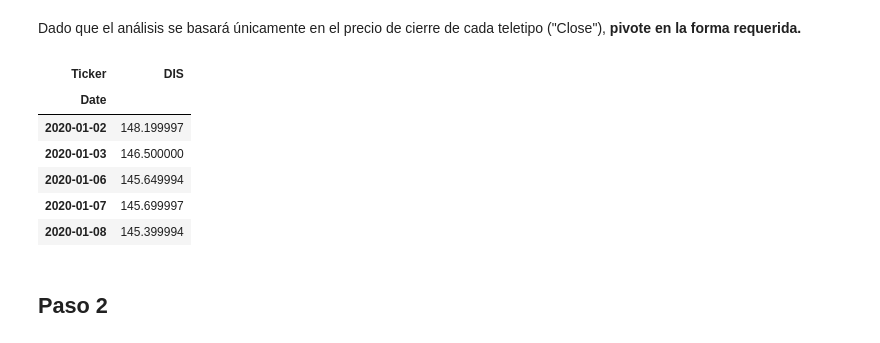
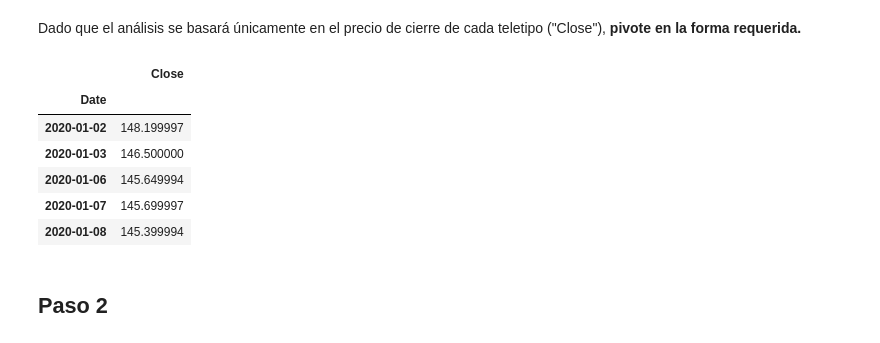
Before and after one commit to socrallacer/IA_DIPLOMA_SAMSUNG, a Jupyter notebook: NUMPY ARRAYS/Exercises/Financial Data Analysis Mini Project-1.ipynb, the cells around one changed output. Saved outputs shown, nothing was run; the diff lists cells and outputs as text; code cells hidden in the pictures.

```diff
--- a/NUMPY ARRAYS/Exercises/Financial Data Analysis Mini Project-1.ipynb
+++ b/NUMPY ARRAYS/Exercises/Financial Data Analysis Mini Project-1.ipynb
@@ -55,5 +73,5 @@ Utilice como fecha inicial el 1 de Enero de 2020 y como fecha final hoy.
 
 Una búsqueda de ticker se puede hacer fácilmente a través de Yahoo Finanzas o investing.com
 # %%
-df = ...
+df = get_stock_data("DIS",'2020-01-01','2024-04-24')
 df.head()
@@ -61,10 +88,10 @@ df.head()
 Dado que el análisis se basará únicamente en el precio de cierre de cada teletipo ("Close"), **pivote en la forma requerida.**
 # %%
 # pivot dataframe
-df = ...
+df = pd.pivot_table(df,values='Close', index='Date')
 df.head()
 # %% [output]
-| Ticker | DIS |
+|  | Close |
 | Date |  |
 | 2020-01-02 | 148.199997 |
 | 2020-01-03 | 146.500000 |
```
Also changed, not shown: parts of 10 cells of this notebook, 2 other files.
